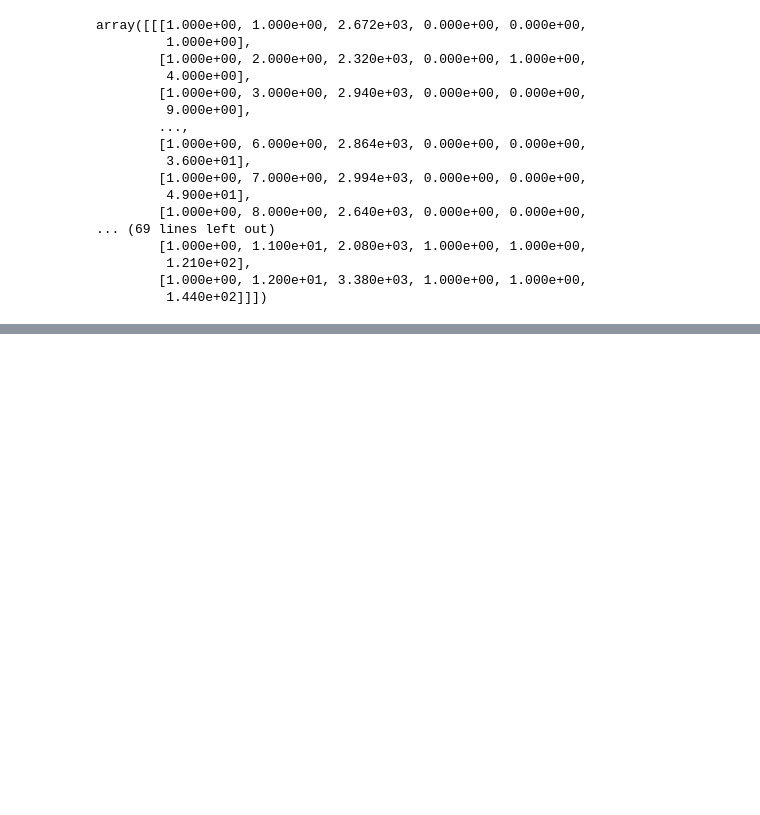
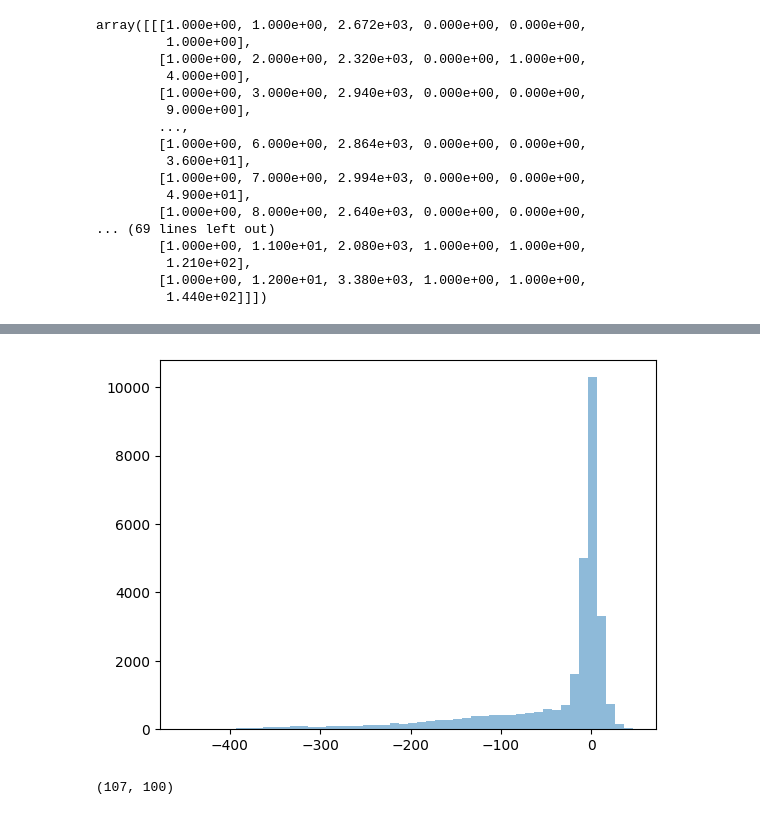
Before and after one commit to michadenheijer/groupedpaneldatamodels, a Jupyter notebook: development/ando_bai.ipynb, the cells around one changed output, grey strips where cells are left out. Drawn from its saved outputs; the diff is of its cells as text; code cells hidden in the pictures; blank space fills up the shorter version.

```diff
--- a/development/ando_bai.ipynb
+++ b/development/ando_bai.ipynb
@@ -618,0 +657,13 @@ grouped_interactive_effects_hetrogeneous(y, x, G, GF, gife_iterations=100)
+# %%
+y_est = np.zeros_like(y_example)
+
+for i in range(107):
+    y_est[i] = np.atleast_2d(np.squeeze((x_example[g_example==0] @ beta_example[0])[i]) + l_example[g_example == 0][i] * f_example[:, 0]).T
+
+plt.hist(np.reshape(y_example - y_est, -1), bins=50, alpha=0.5, label="Group 0")
+plt.show()
+
+(x_example[g_example == 0] @ beta_example[0]).shape
+# %% [output]
+[figure, added]
+(107, 100)
```
Also changed, not shown: parts of 8 cells of this notebook, 30 other files.
